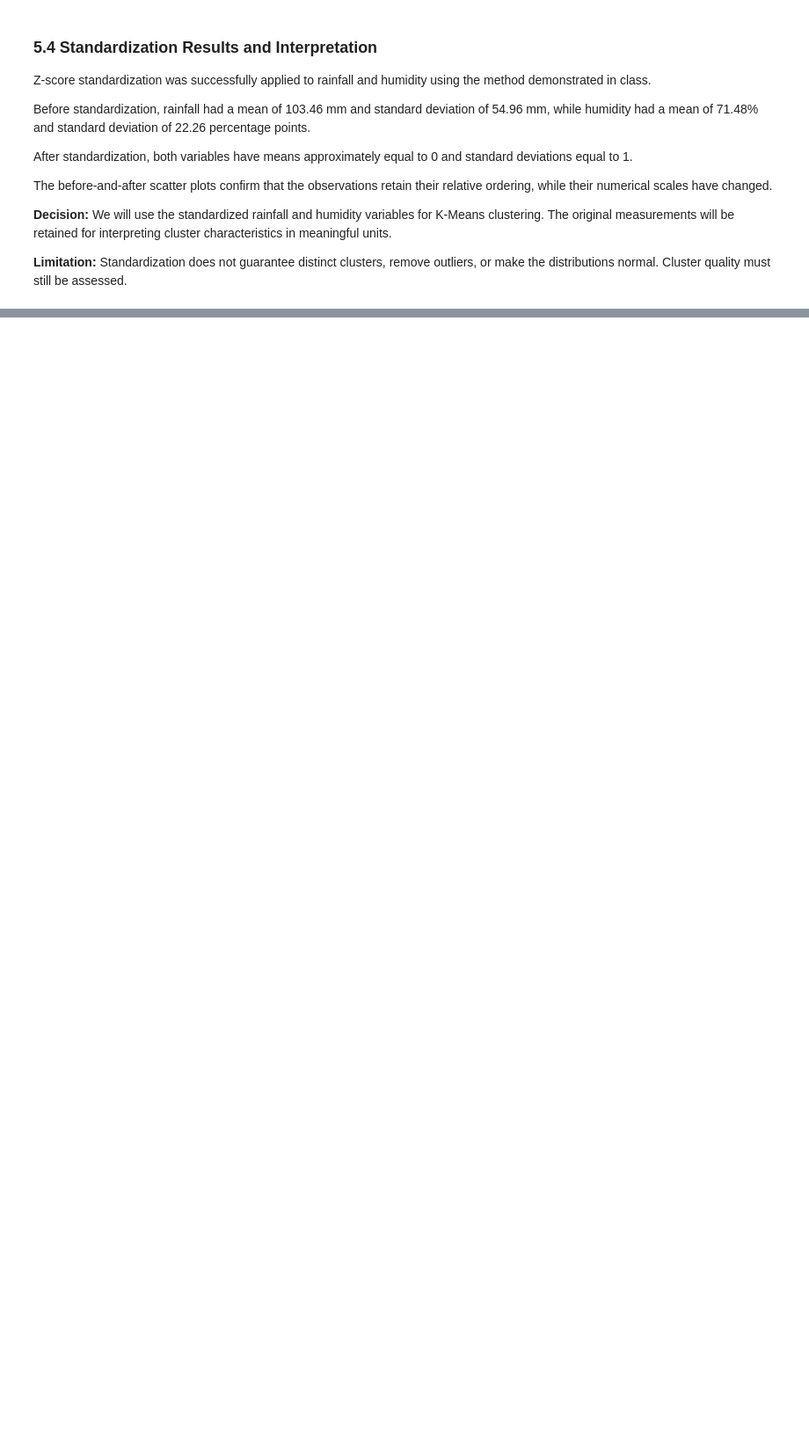
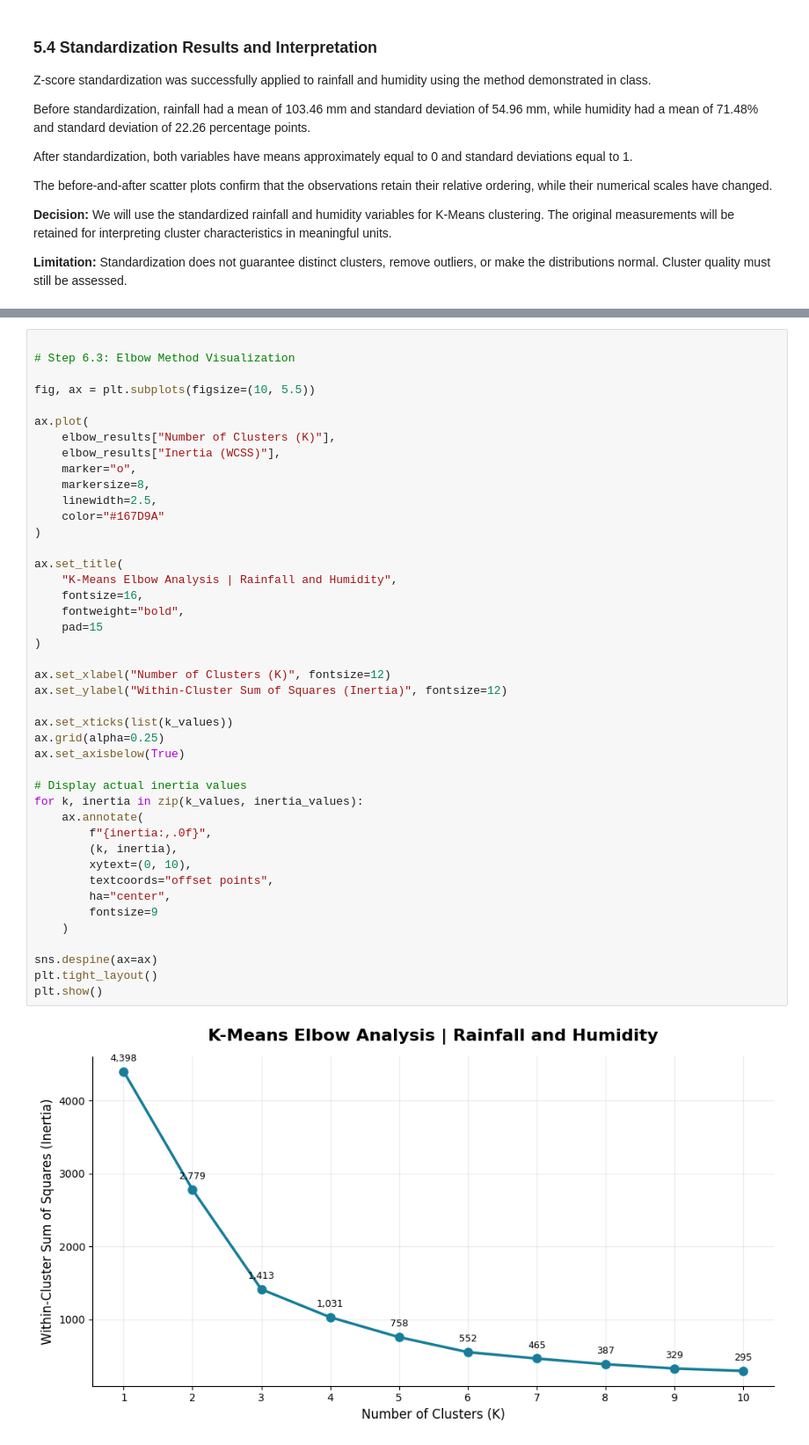
Before and after one commit to UbaidUllah777/Crop_Recommendation_Analysis, a Jupyter notebook: Crop_Recommendation_Workshop_B.ipynb, the cells around one changed output, grey strips where cells are left out. Shown at 88% size. Saved outputs shown, nothing was run; the diff lists cells and outputs as text; blank space fills up the shorter version.

Commit message:
feat: evaluate K-Means cluster counts and recommend K=6

```diff
--- a/Crop_Recommendation_Workshop_B.ipynb
+++ b/Crop_Recommendation_Workshop_B.ipynb
@@ -467,0 +537,45 @@ The before-and-after scatter plots confirm that the observations retain their re
+# %%
+
+# Step 6.3: Elbow Method Visualization
+
+fig, ax = plt.subplots(figsize=(10, 5.5))
+
+ax.plot(
+    elbow_results["Number of Clusters (K)"],
+    elbow_results["Inertia (WCSS)"],
+    marker="o",
+    markersize=8,
+    linewidth=2.5,
+    color="#167D9A"
+)
+
+ax.set_title(
+    "K-Means Elbow Analysis | Rainfall and Humidity",
+    fontsize=16,
+    fontweight="bold",
+    pad=15
+)
+
+ax.set_xlabel("Number of Clusters (K)", fontsize=12)
+ax.set_ylabel("Within-Cluster Sum of Squares (Inertia)", fontsize=12)
+
+ax.set_xticks(list(k_values))
+ax.grid(alpha=0.25)
+ax.set_axisbelow(True)
+
+# Display actual inertia values
+for k, inertia in zip(k_values, inertia_values):
+    ax.annotate(
+        f"{inertia:,.0f}",
+        (k, inertia),
+        xytext=(0, 10),
+        textcoords="offset points",
+        ha="center",
+        fontsize=9
+    )
+
+sns.despine(ax=ax)
+plt.tight_layout()
+plt.show()
+# %% [output]
+[figure, added]
```
Also changed, not shown: parts of 6 cells of this notebook.
